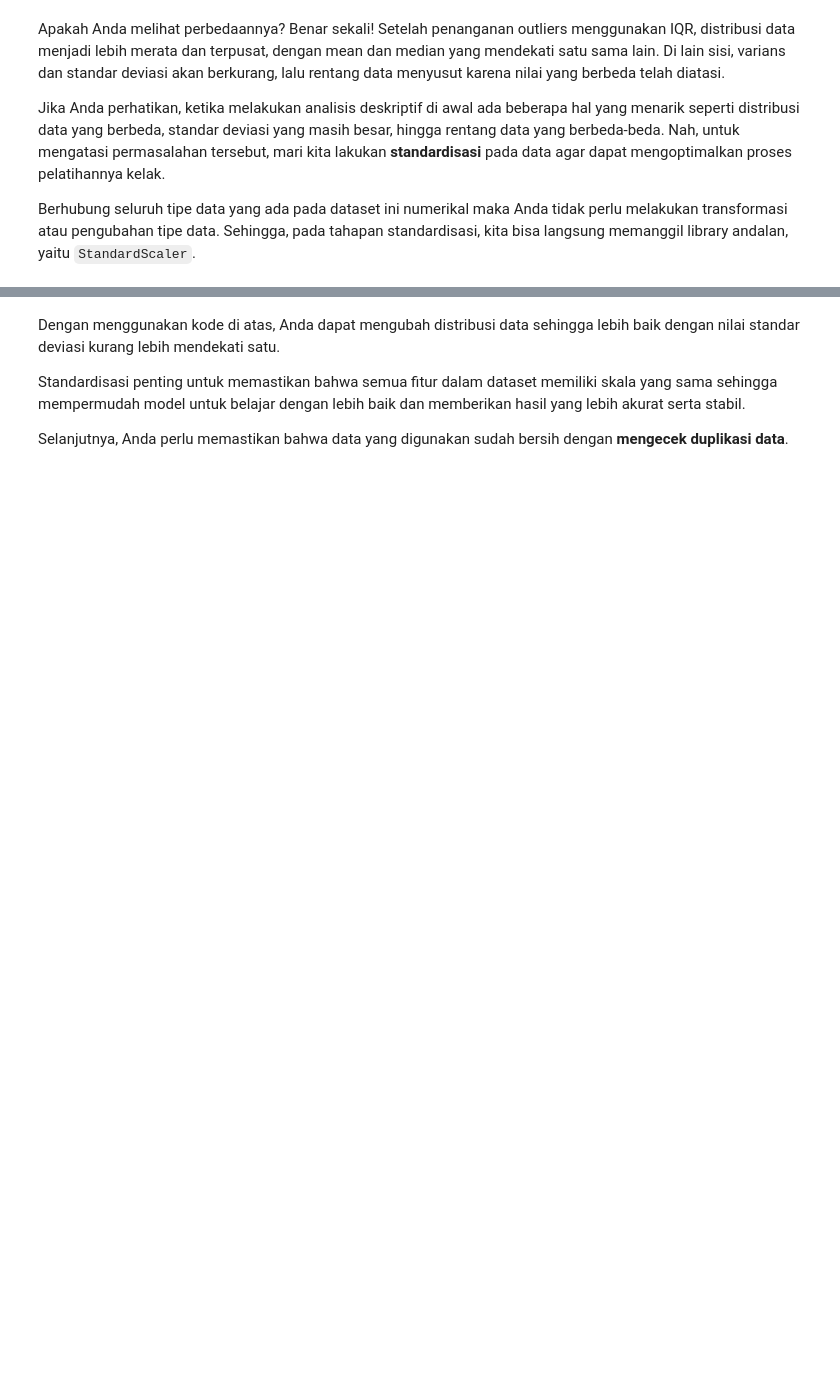
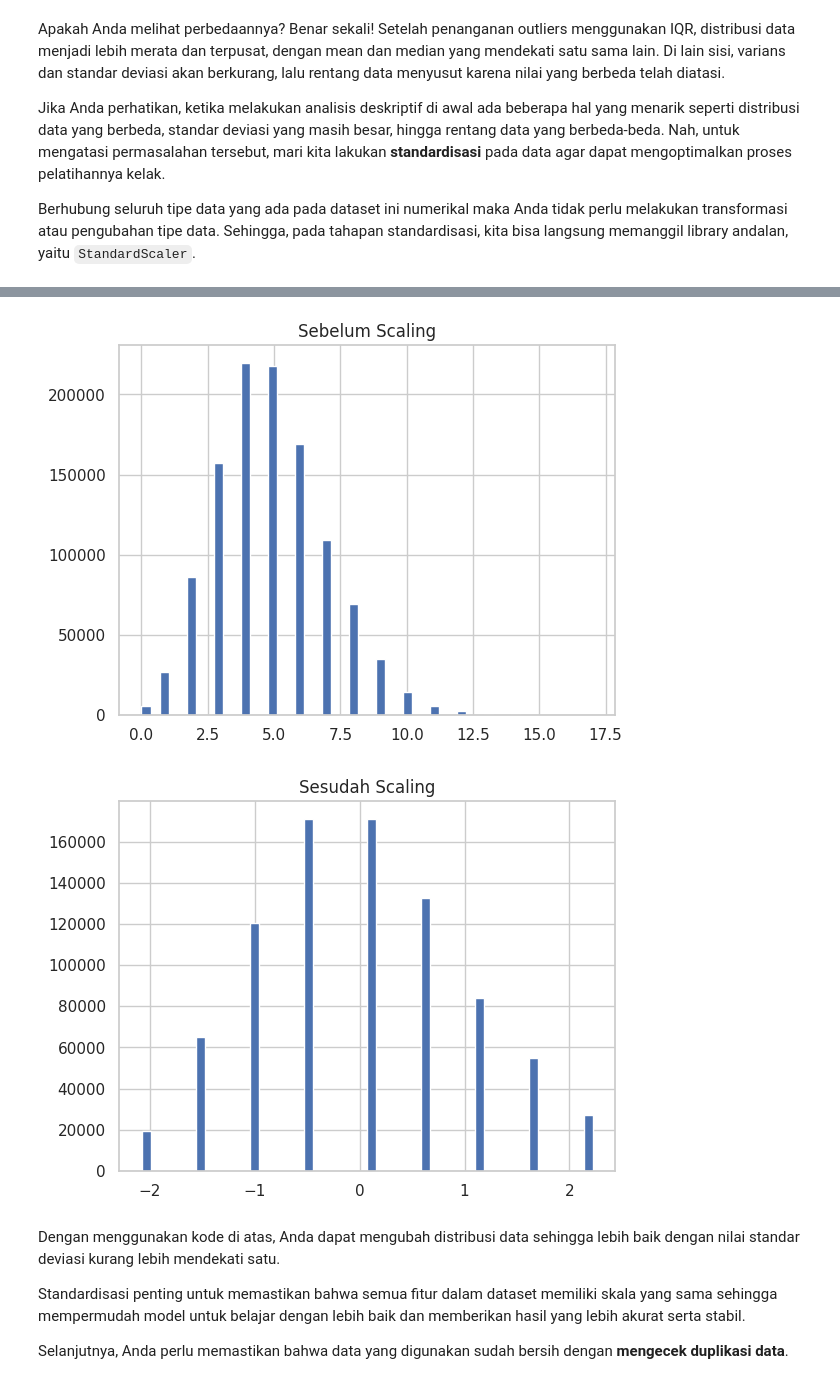
Before and after one commit to Rezkydesyafa/ngulik-machine-learning_, a Jupyter notebook: Dicoding_Regresi_Notebook.ipynb, the cells around one changed output, grey strips where cells are left out. Drawn from its saved outputs; the diff is of its cells as text; code cells hidden in the pictures; blank space fills up the shorter version.

```diff
--- a/Dicoding_Regresi_Notebook.ipynb
+++ b/Dicoding_Regresi_Notebook.ipynb
@@ -143,10 +206,9 @@ Berhubung seluruh tipe data yang ada pada dataset ini numerikal maka Anda tidak
 # %%
 from sklearn.preprocessing import StandardScaler
 
-# Memastikan hanya data dengan tipe numerikal yang akan diproses
-numeric_features = df.select_dtypes(include=['number']).columns
-numeric_features
+# Tentukan fitur yang akan digunakan (tanpa 'id' dan 'FloodProbability')
+features_to_scale = [col for col in df.columns if col not in ['id', 'FloodProbability']]
 
-# Standardisasi fitur numerik
+# Standardisasi fitur
 scaler = StandardScaler()
-df[numeric_features] = scaler.fit_transform(df[numeric_features])
+df[features_to_scale] = scaler.fit_transform(df[features_to_scale])
@@ -153,3 +221,18 @@ df[numeric_features] = scaler.fit_transform(df[numeric_features])
+# %%
+import matplotlib.pyplot as plt
+
+# Sebelum scaling (pakai df_train misalnya)
+plt.hist(df_train['Deforestation'], bins=50)
+plt.title("Sebelum Scaling")
+plt.show()
+
+# Sesudah scaling
+plt.hist(df['Deforestation'], bins=50)
+plt.title("Sesudah Scaling")
+plt.show()
+# %% [output]
+[figure, added]
+[figure, added]
 # %% [markdown]
 Dengan menggunakan kode di atas, Anda dapat mengubah distribusi data sehingga lebih baik dengan nilai standar deviasi kurang lebih mendekati satu.
 
```
Also changed, not shown: parts of 26 cells of this notebook.
